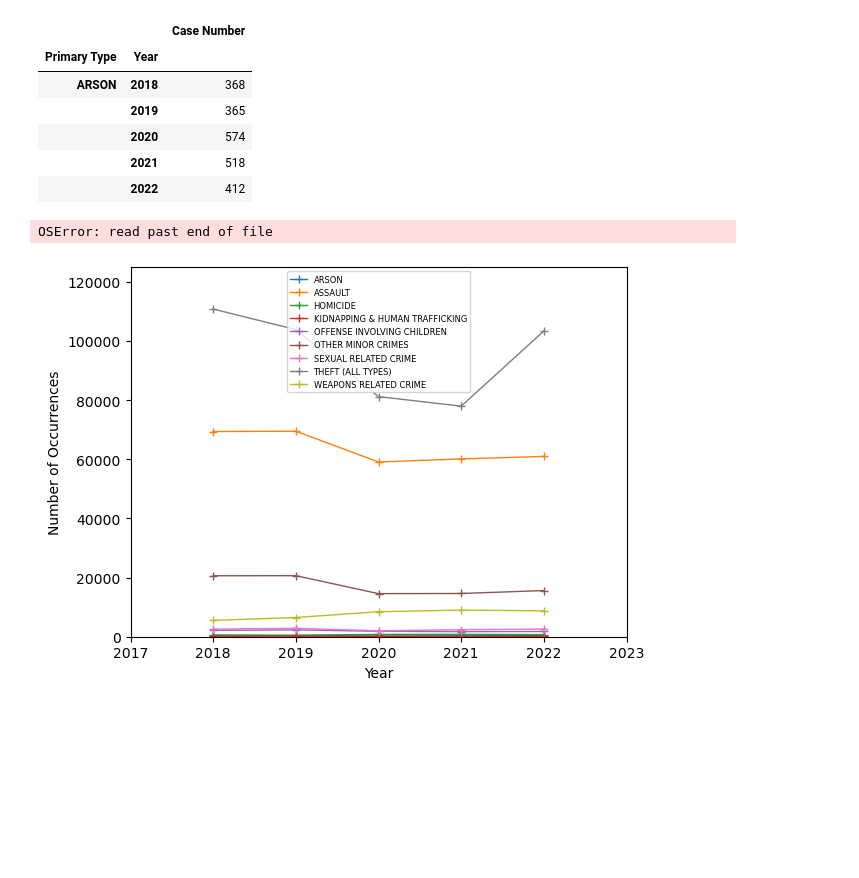
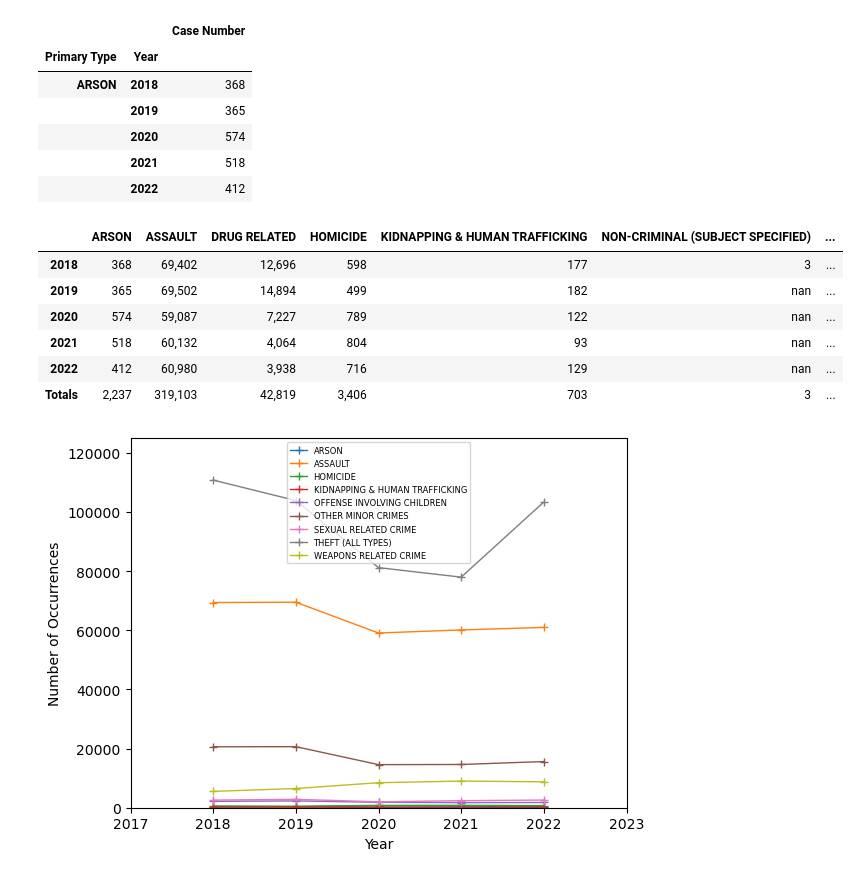
Before and after one commit to jmpealy/project1, a Jupyter notebook: heinous_crimes.ipynb, the cells around one changed output. Saved outputs shown, nothing was run; the diff lists cells and outputs as text; code cells hidden in the pictures; blank space fills up the shorter version.

Commit message:
added more images

```diff
--- a/heinous_crimes.ipynb
+++ b/heinous_crimes.ipynb
@@ -168,34 +169,40 @@ crime_counts["Totals"] = counts_crime.sum()
 # %%
 #create a df of all the counts by type and year
 clean_types = {"ARSON":arson,"ASSAULT":assault,
                "DRUG RELATED":drug,"HOMICIDE":homicide,
                "KIDNAPPING & HUMAN TRAFFICKING":kidnap,
                "NON-CRIMINAL (SUBJECT SPECIFIED)":non_crim,
                "OFFENSE INVOLVING CHILDREN":children,
                "OTHER MINOR CRIMES":other_minor,
                "SEXUAL RELATED CRIME":sex_crime,
                "THEFT (ALL TYPES)":theft,
                "WEAPONS RELATED CRIME":weapons,
                "ALL CRIMES":crime_counts}
 clean_types_df = pd.DataFrame(clean_types)
 
 #format the values to have commas
 clean_types_df["ARSON"] = clean_types_df["ARSON"].map("{:,.0f}".format)
 clean_types_df["ASSAULT"] = clean_types_df["ASSAULT"].map("{:,.0f}".format)
 clean_types_df["DRUG RELATED"] = clean_types_df["DRUG RELATED"].map("{:,.0f}".format)
 clean_types_df["HOMICIDE"] = clean_types_df["HOMICIDE"].map("{:,.0f}".format)
 clean_types_df["NON-CRIMINAL (SUBJECT SPECIFIED)"] = clean_types_df["NON-CRIMINAL (SUBJECT SPECIFIED)"].map("{:,.0f}".format)
 clean_types_df["OFFENSE INVOLVING CHILDREN"] = clean_types_df["OFFENSE INVOLVING CHILDREN"].map("{:,.0f}".format)
 clean_types_df["OTHER MINOR CRIMES"] = clean_types_df["OTHER MINOR CRIMES"].map("{:,.0f}".format)
 clean_types_df["SEXUAL RELATED CRIME"] = clean_types_df["SEXUAL RELATED CRIME"].map("{:,.0f}".format)
 clean_types_df["THEFT (ALL TYPES)"] = clean_types_df["THEFT (ALL TYPES)"].map("{:,.0f}".format)
 clean_types_df["WEAPONS RELATED CRIME"] = clean_types_df["WEAPONS RELATED CRIME"].map("{:,.0f}".format)
 clean_types_df["ALL CRIMES"] = clean_types_df["ALL CRIMES"].map("{:,.0f}".format)
 
-dfi.export(clean_types_df,'Images/typecounts_all.png')
+dfi.export(clean_types_df,'Images/typecounts_all.png',table_conversion='selenium')
 clean_types_df
 # %% [output]
-OSError: read past end of file
+|  | ARSON | ASSAULT | DRUG RELATED | HOMICIDE | KIDNAPPING & HUMAN TRAFFICKING | NON-CRIMINAL (SUBJECT SPECIFIED) | ... |
+| 2018 | 368 | 69,402 | 12,696 | 598 | 177 | 3 | ... |
+| 2019 | 365 | 69,502 | 14,894 | 499 | 182 | nan | ... |
+| 2020 | 574 | 59,087 | 7,227 | 789 | 122 | nan | ... |
+| 2021 | 518 | 60,132 | 4,064 | 804 | 93 | nan | ... |
+| 2022 | 412 | 60,980 | 3,938 | 716 | 129 | nan | ... |
+| Totals | 2,237 | 319,103 | 42,819 | 3,406 | 703 | 3 | ... |
 # %%
 #add a time series for the raw count of all types
 years = crime_cleaned_df["Year"].unique()
```
Also changed, not shown: parts of 1 cell of this notebook, 1 other file.
